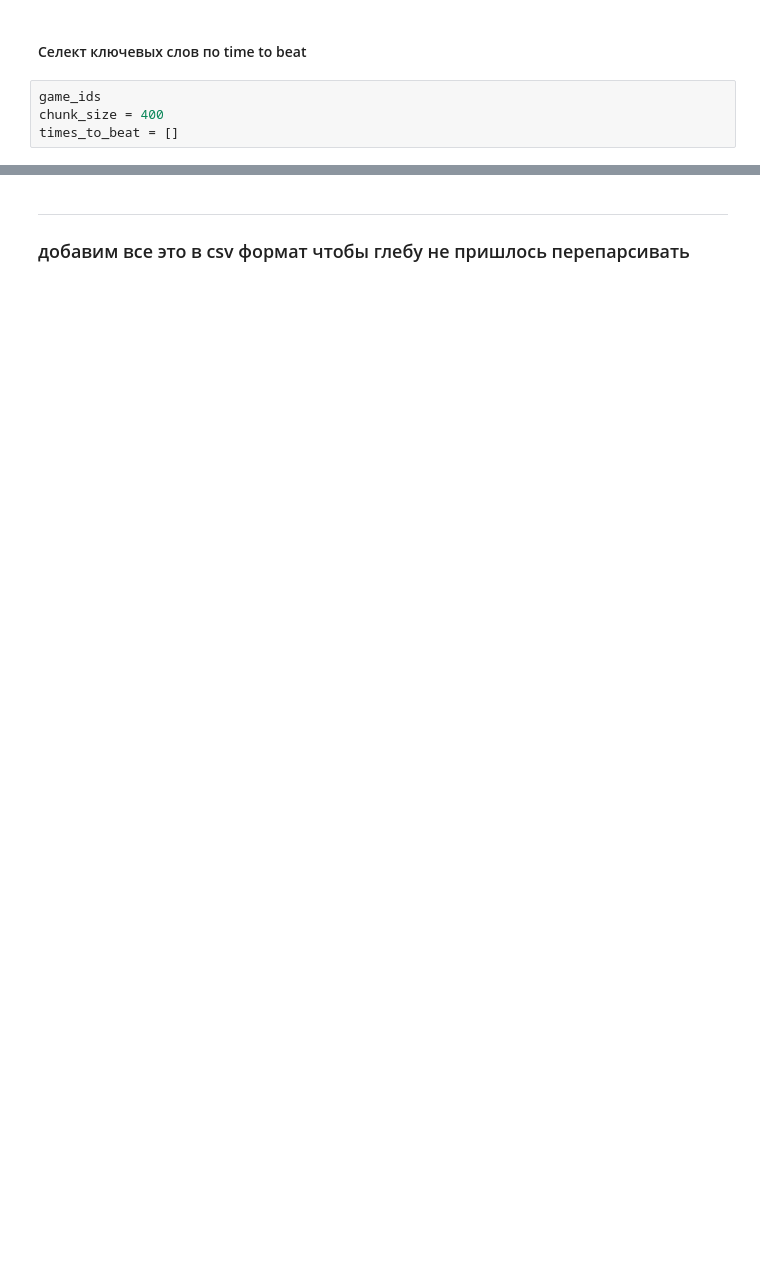
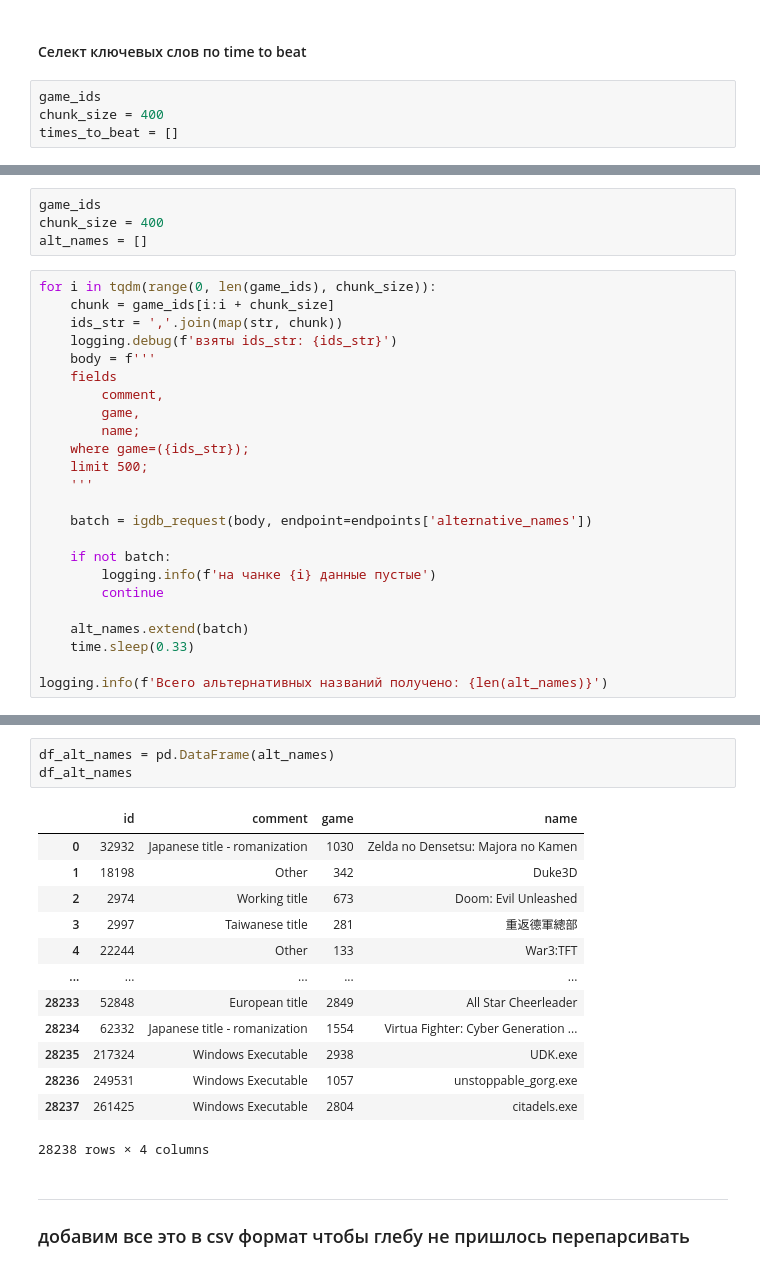
Before and after one commit to tdrkn/GP2, a Jupyter notebook: api_igdb.ipynb, the cells around one changed output, grey strips where cells are left out. Saved outputs shown, nothing was run; the diff lists cells and outputs as text; blank space fills up the shorter version.

```diff
--- a/api_igdb.ipynb
+++ b/api_igdb.ipynb
@@ -542,0 +586,28 @@ TypeError: igdb_request() got an unexpected keyword argument 'endpoints'. Did yo
+# %%
+game_ids
+chunk_size = 400
+alt_names = []
+# %%
+for i in tqdm(range(0, len(game_ids), chunk_size)):
+    chunk = game_ids[i:i + chunk_size]
+    ids_str = ','.join(map(str, chunk))
+    logging.debug(f'взяты ids_str: {ids_str}')
+    body = f'''
+    fields
+        comment,
+        game,
+        name;
+    where game=({ids_str});
+    limit 500;
+    '''
+
+    batch = igdb_request(body, endpoint=endpoints['alternative_names'])
+
+    if not batch:
+        logging.info(f'на чанке {i} данные пустые')
+        continue
+
+    alt_names.extend(batch)
+    time.sleep(0.33)
+
+logging.info(f'Всего альтернативных названий получено: {len(alt_names)}')
@@ -543,3 +632,20 @@ TypeError: igdb_request() got an unexpected keyword argument 'endpoints'. Did yo
+# %%
+df_alt_names = pd.DataFrame(alt_names)
+df_alt_names
+# %% [output]
+|  | id | comment | game | name |
+| 0 | 32932 | Japanese title - romanization | 1030 | Zelda no Densetsu: Majora no Kamen |
+| 1 | 18198 | Other | 342 | Duke3D |
+| 2 | 2974 | Working title | 673 | Doom: Evil Unleashed |
+| 3 | 2997 | Taiwanese title | 281 | 重返德軍總部 |
+| 4 | 22244 | Other | 133 | War3:TFT |
+| ... | ... | ... | ... | ... |
+| 28233 | 52848 | European title | 2849 | All Star Cheerleader |
+| 28234 | 62332 | Japanese title - romanization | 1554 | Virtua Fighter: Cyber Generation ... |
+| 28235 | 217324 | Windows Executable | 2938 | UDK.exe |
+| 28236 | 249531 | Windows Executable | 1057 | unstoppable_gorg.exe |
+| 28237 | 261425 | Windows Executable | 2804 | citadels.exe |
+28238 rows × 4 columns
 # %% [markdown]
 ---
 ### добавим все это в csv формат чтобы глебу не пришлось перепарсивать
```
Also changed, not shown: parts of 11 cells of this notebook, 5 other files.
